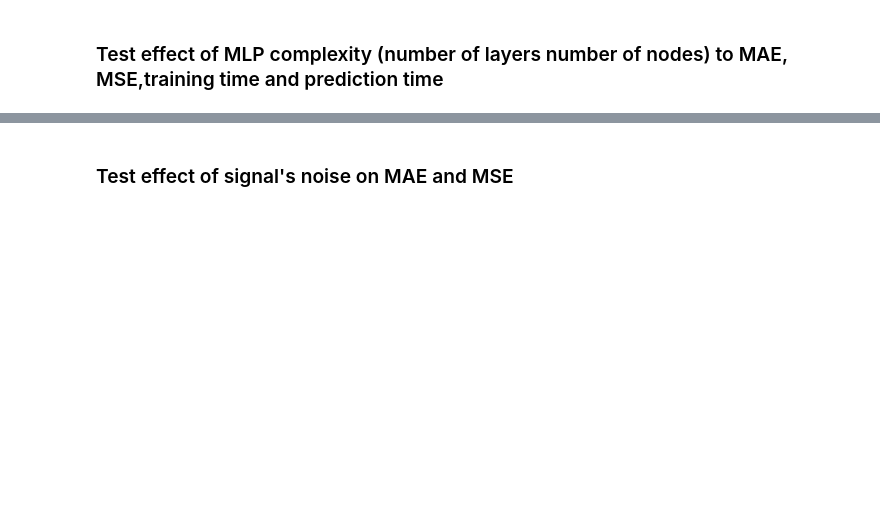
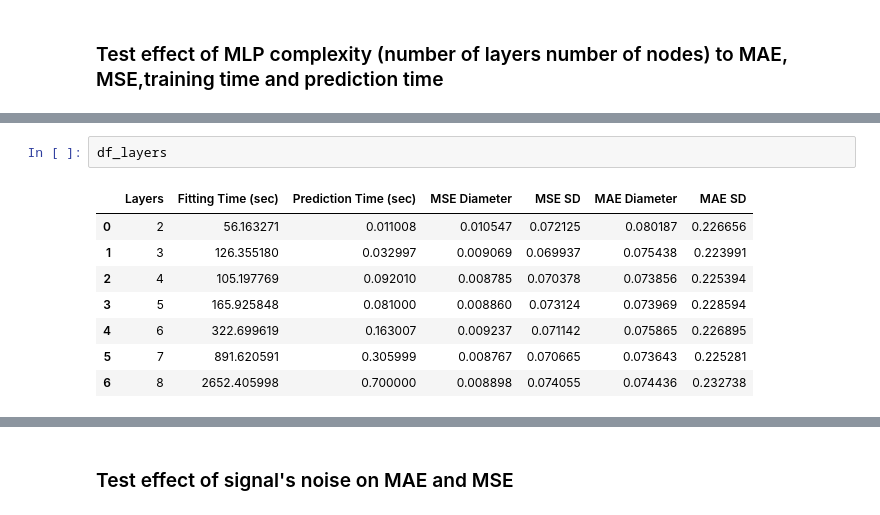
Before and after one commit to kziovas/msc-thesis-project-informatics, a Jupyter notebook: MLP_Analysis.ipynb, the cells around one changed output, grey strips where cells are left out. Drawn from its saved outputs; the diff is of its cells as text; blank space fills up the shorter version.

```diff
--- a/MLP_Analysis.ipynb
+++ b/MLP_Analysis.ipynb
@@ -64,0 +85,11 @@ dump(results, 'mlp_number_of_layers_results.joblib')
+# %%
+df_layers
+# %% [output]
+|  | Layers | Fitting Time (sec) | Prediction Time (sec) | MSE Diameter | MSE SD | MAE Diameter | MAE SD |
+| 0 | 2 | 56.163271 | 0.011008 | 0.010547 | 0.072125 | 0.080187 | 0.226656 |
+| 1 | 3 | 126.355180 | 0.032997 | 0.009069 | 0.069937 | 0.075438 | 0.223991 |
+| 2 | 4 | 105.197769 | 0.092010 | 0.008785 | 0.070378 | 0.073856 | 0.225394 |
+| 3 | 5 | 165.925848 | 0.081000 | 0.008860 | 0.073124 | 0.073969 | 0.228594 |
+| 4 | 6 | 322.699619 | 0.163007 | 0.009237 | 0.071142 | 0.075865 | 0.226895 |
+| 5 | 7 | 891.620591 | 0.305999 | 0.008767 | 0.070665 | 0.073643 | 0.225281 |
+| 6 | 8 | 2652.405998 | 0.700000 | 0.008898 | 0.074055 | 0.074436 | 0.232738 |
```
Also changed, not shown: parts of 14 cells of this notebook, 26 other files.
